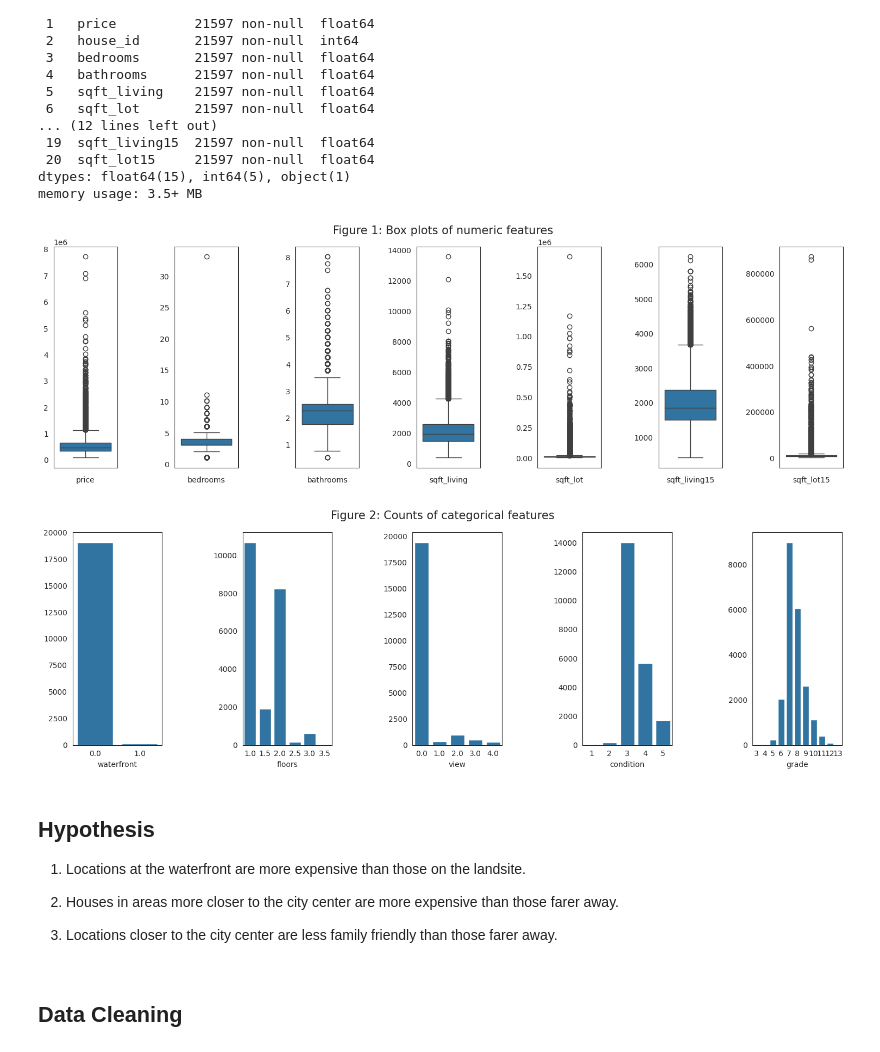
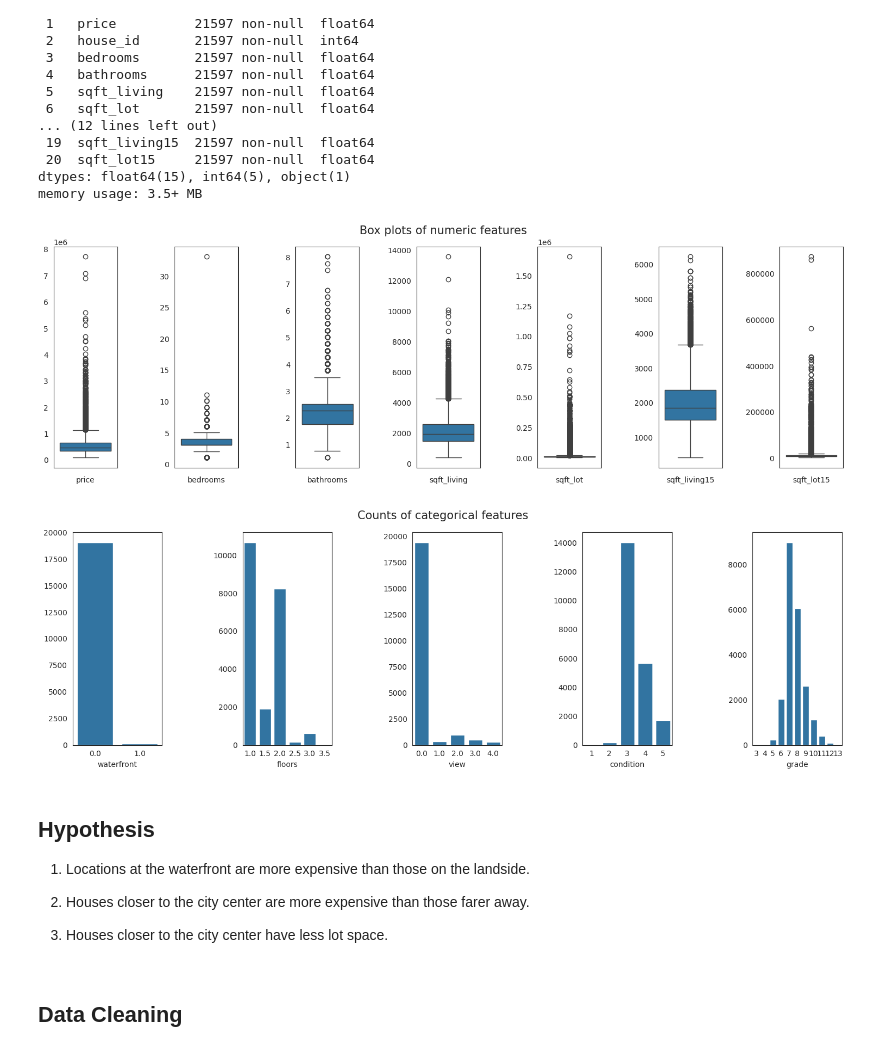
Before and after one commit to christian-reimann/ds-eda-project, a Jupyter notebook: reimann_eda.ipynb, the cells around one changed output. Drawn from its saved outputs; the diff is of its cells as text; code cells hidden in the pictures.

```diff
--- a/reimann_eda.ipynb
+++ b/reimann_eda.ipynb
@@ -98,24 +88,24 @@ memory usage: 3.5+ MB
 # %%
 fig, ax = plt.subplots(1, len(FEATURE_COLS_NUMERIC), figsize = (15,5))
 
 # Print box plots for every numeric feature
-fig.suptitle("Figure 1: Box plots of numeric features", fontsize=15)
+fig.suptitle("Box plots of numeric features", fontsize=15)
 
 for i,col in enumerate(FEATURE_COLS_NUMERIC):
     f = sns.boxplot(df[col], ax=ax[i])
     f.set_xlabel(col)
     f.set_ylabel(None)
 
 fig.tight_layout()
 plt.subplots_adjust(wspace = 0.9, top = 0.9)
 plt.show()
 # %% [output]
-[figure, old version]
+[figure, new version]
 # %%
 fig, ax = plt.subplots(1, len(FEATURE_COLS_CATEGORICAL), figsize = (15,5))
 
 # Print histogram for every categorical feature
-fig.suptitle("Figure 2: Counts of categorical features", fontsize=15)
+fig.suptitle("Counts of categorical features", fontsize=15)
 
 for i,col in enumerate(FEATURE_COLS_CATEGORICAL):
     f = sns.countplot(df, x=col, ax=ax[i])
@@ -126,15 +116,15 @@ fig.tight_layout()
 plt.subplots_adjust(wspace = 0.9, top = 0.9)
 plt.show()
 # %% [output]
-[figure, old version]
+[figure, new version]
 # %% [markdown]
 ## Hypothesis
 
-1. Locations at the waterfront are more expensive than those on the landsite.
+1. Locations at the waterfront are more expensive than those on the landside.
 
-2. Houses in areas more closer to the city center are more expensive than those farer away.
+2. Houses closer to the city center are more expensive than those farer away.
 
-3. Locations closer to the city center are less family friendly than those farer away.
+3. Houses closer to the city center have less lot space.
 # %% [markdown]
 ## Data Cleaning
 # %% [markdown]
```
Also changed, not shown: parts of 22 cells of this notebook.
